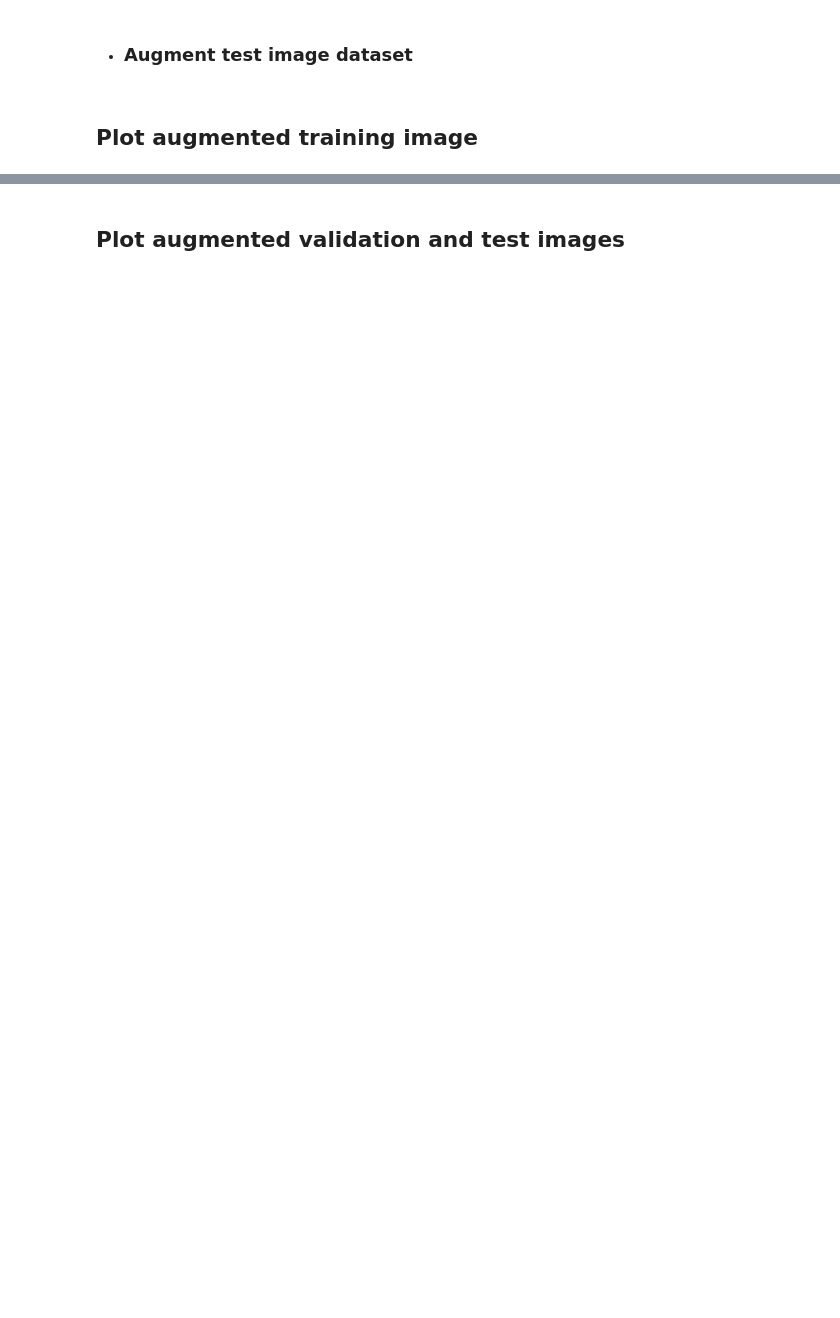
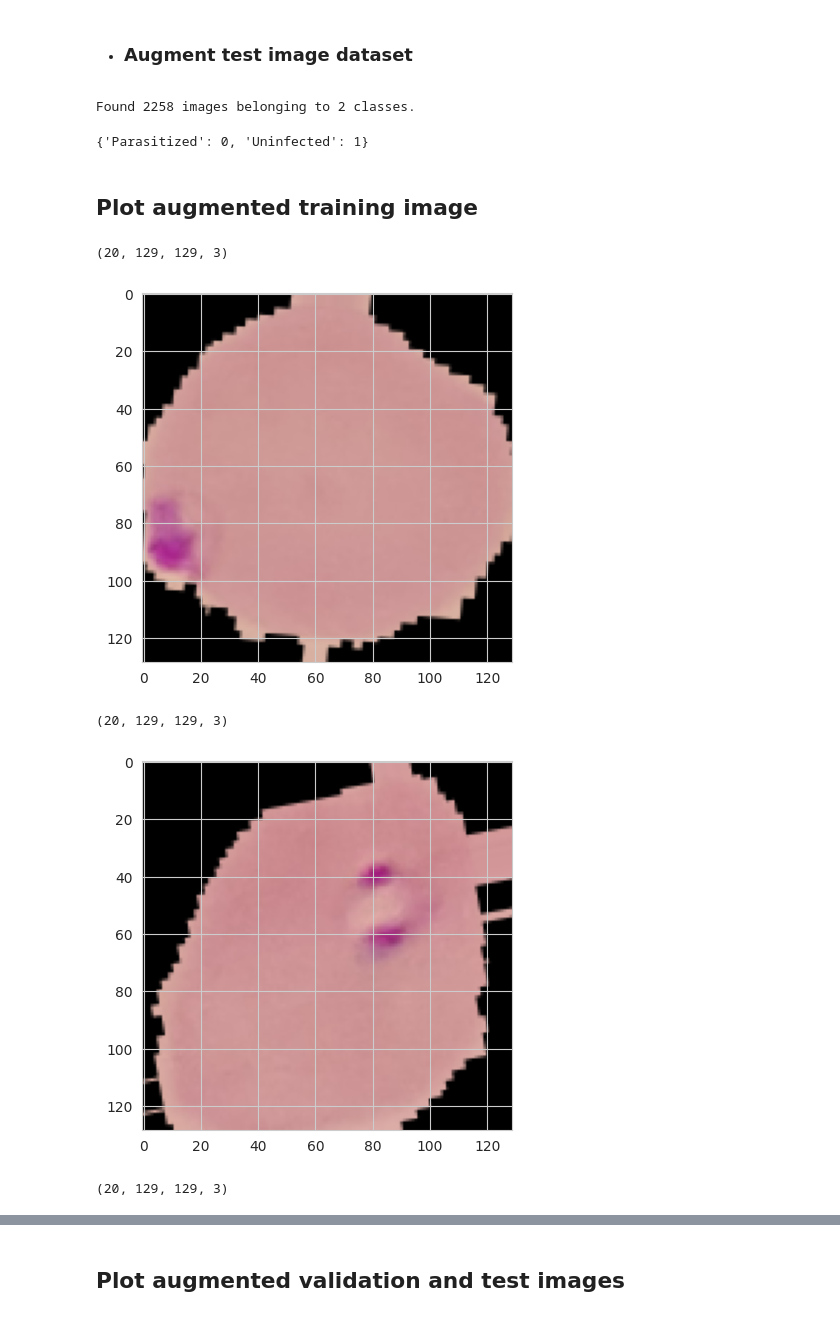
Before and after one commit to HasibullahFathi/malaria-detector, a Jupyter notebook: jupyter_notebooks/03 - Modelling and Evaluating.ipynb, the cells around one changed output, grey strips where cells are left out. Drawn from its saved outputs; the diff is of its cells as text; code cells hidden in the pictures; blank space fills up the shorter version.

```diff
--- a/jupyter_notebooks/03 - Modelling and Evaluating.ipynb
+++ b/jupyter_notebooks/03 - Modelling and Evaluating.ipynb
@@ -52,3 +98,7 @@ Set train, validation and test paths
 ## Set image shape
 # %%
 ## Import saved image shape embedding
+import joblib
+version = 'v1'
+image_shape = joblib.load(filename=f"outputs/{version}/image_shape.pkl")
+image_shape
@@ -67,4 +151,26 @@ Set train, validation and test paths
 # %% [markdown]
 * ### Initialize ImageDataGenerator
+# %%
+augmented_image_data = ImageDataGenerator(rotation_range=20,
+                                          width_shift_range=0.10,
+                                          height_shift_range=0.10,
+                                          shear_range=0.1,
+                                          zoom_range=0.1,
+                                          horizontal_flip=True,
+                                          vertical_flip=True,
+                                          fill_mode='nearest',
+                                          rescale=1./255
+                                          )
 # %% [markdown]
 * ### Augment training image dataset
+# %%
+batch_size = 20  # Set batch size
+train_set = augmented_image_data.flow_from_directory(train_path,
+                                                     target_size=image_shape[:2],
+                                                     color_mode='rgb',
+                                                     batch_size=batch_size,
+                                                     class_mode='binary',
+                                                     shuffle=True
+                                                     )
+
+train_set.class_indices
@@ -73,4 +195,29 @@ Set train, validation and test paths
 # %% [markdown]
 * ### Augment test image dataset
+# %%
+test_set = ImageDataGenerator(rescale=1./255).flow_from_directory(test_path,
+                                                                  target_size=image_shape[:2],
+                                                                  color_mode='rgb',
+                                                                  batch_size=batch_size,
+                                                                  class_mode='binary',
+                                                                  shuffle=False
+                                                                  )
+
+test_set.class_indices
+# %% [output]
+Found 2258 images belonging to 2 classes.
+{'Parasitized': 0, 'Uninfected': 1}
 # %% [markdown]
 ## Plot augmented training image
+# %%
+for _ in range(3):
+    img, label = train_set.next()
+    print(img.shape)
+    plt.imshow(img[0])
+    plt.show()
+# %% [output]
+(20, 129, 129, 3)
+[figure, added]
+(20, 129, 129, 3)
+[figure, added]
+(20, 129, 129, 3)
```
Also changed, not shown: parts of 16 cells of this notebook, 3 other files.
